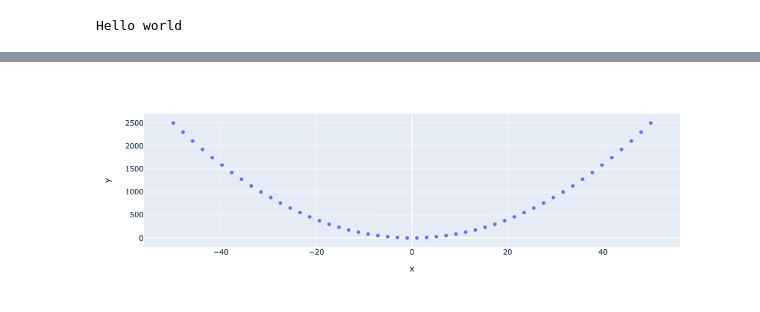
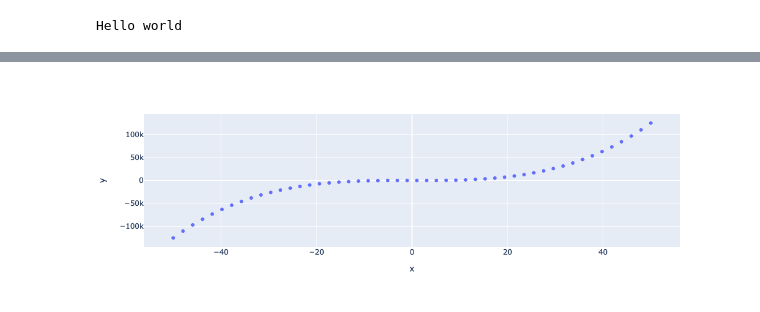
Before and after one commit to Anusha2605/AI262, a Jupyter notebook: experiment1.ipynb, the cells around one changed output, grey strips where cells are left out. Drawn from its saved outputs; the diff is of its cells as text; code cells hidden in the pictures.

```diff
--- a/experiment1.ipynb
+++ b/experiment1.ipynb
@@ -8,7 +8,7 @@ import plotly.express as px
 # x-axis data points
 x = np.linspace(start=-50, stop=50)
 # y-axis data points
-y = x ** 2
+y = x ** 3
 # define the plot
 fig = px.scatter(x=x, y=y)
 fig.show()
@@ -17 +16 @@ fig.show()
-[figure, old version]
+[figure, new version]
```
Also changed, not shown: parts of 1 cell of this notebook.
